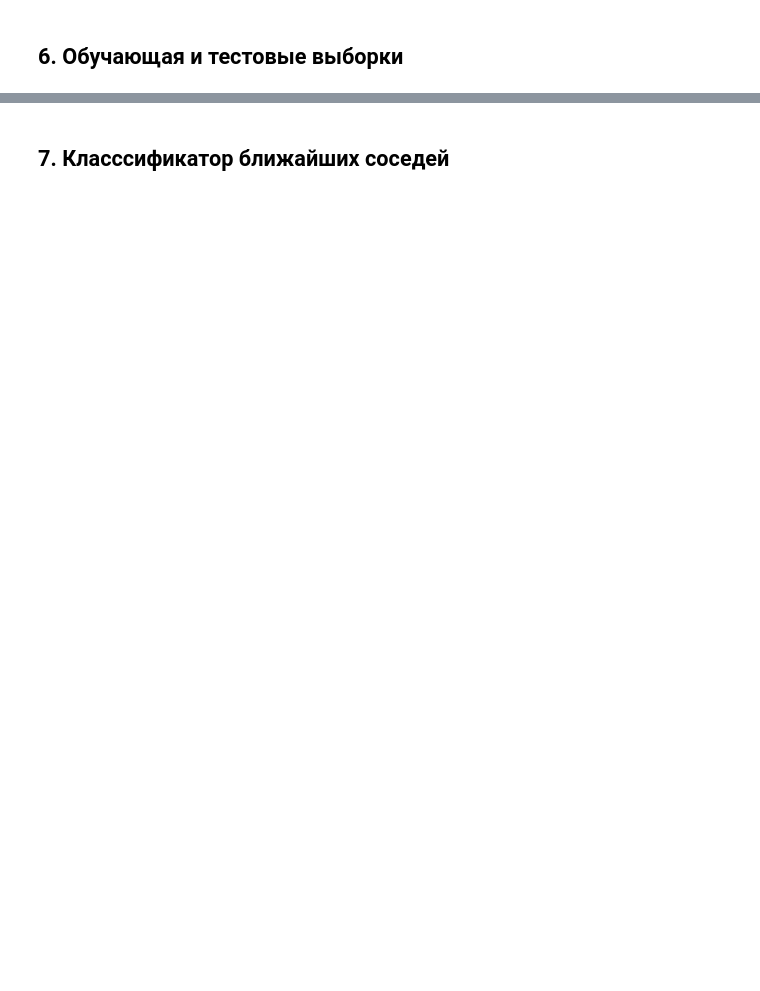
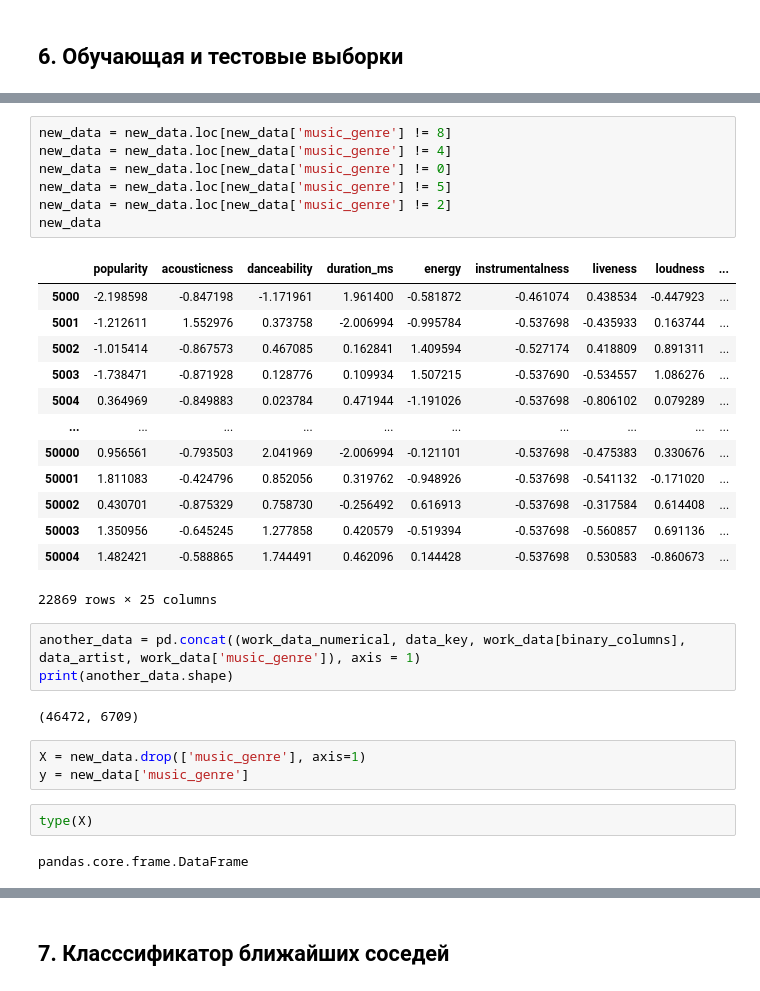
Before and after one commit to AnastasijaK22/machine_learning_magi, a Jupyter notebook: Music.ipynb, the cells around one changed output, grey strips where cells are left out. Saved outputs shown, nothing was run; the diff lists cells and outputs as text; blank space fills up the shorter version.

```diff
--- a/Music.ipynb
+++ b/Music.ipynb
@@ -505,0 +582,33 @@ work_data_numerical.describe()
+# %%
+new_data = new_data.loc[new_data['music_genre'] != 8]
+new_data = new_data.loc[new_data['music_genre'] != 4]
+new_data = new_data.loc[new_data['music_genre'] != 0]
+new_data = new_data.loc[new_data['music_genre'] != 5]
+new_data = new_data.loc[new_data['music_genre'] != 2]
+new_data
+# %% [output]
+|  | popularity | acousticness | danceability | duration_ms | energy | instrumentalness | liveness | loudness | ... |
+| 5000 | -2.198598 | -0.847198 | -1.171961 | 1.961400 | -0.581872 | -0.461074 | 0.438534 | -0.447923 | ... |
+| 5001 | -1.212611 | 1.552976 | 0.373758 | -2.006994 | -0.995784 | -0.537698 | -0.435933 | 0.163744 | ... |
+| 5002 | -1.015414 | -0.867573 | 0.467085 | 0.162841 | 1.409594 | -0.527174 | 0.418809 | 0.891311 | ... |
+| 5003 | -1.738471 | -0.871928 | 0.128776 | 0.109934 | 1.507215 | -0.537690 | -0.534557 | 1.086276 | ... |
+| 5004 | 0.364969 | -0.849883 | 0.023784 | 0.471944 | -1.191026 | -0.537698 | -0.806102 | 0.079289 | ... |
+| ... | ... | ... | ... | ... | ... | ... | ... | ... | ... |
+| 50000 | 0.956561 | -0.793503 | 2.041969 | -2.006994 | -0.121101 | -0.537698 | -0.475383 | 0.330676 | ... |
+| 50001 | 1.811083 | -0.424796 | 0.852056 | 0.319762 | -0.948926 | -0.537698 | -0.541132 | -0.171020 | ... |
+| 50002 | 0.430701 | -0.875329 | 0.758730 | -0.256492 | 0.616913 | -0.537698 | -0.317584 | 0.614408 | ... |
+| 50003 | 1.350956 | -0.645245 | 1.277858 | 0.420579 | -0.519394 | -0.537698 | -0.560857 | 0.691136 | ... |
+| 50004 | 1.482421 | -0.588865 | 1.744491 | 0.462096 | 0.144428 | -0.537698 | 0.530583 | -0.860673 | ... |
+22869 rows × 25 columns
+# %%
+another_data = pd.concat((work_data_numerical, data_key, work_data[binary_columns], data_artist, work_data['music_genre']), axis = 1)
+print(another_data.shape)
+# %% [output]
+(46472, 6709)
+# %%
+X = new_data.drop(['music_genre'], axis=1)
+y = new_data['music_genre']
+# %%
+type(X)
+# %% [output]
+pandas.core.frame.DataFrame
```
Also changed, not shown: parts of 20 cells of this notebook.
